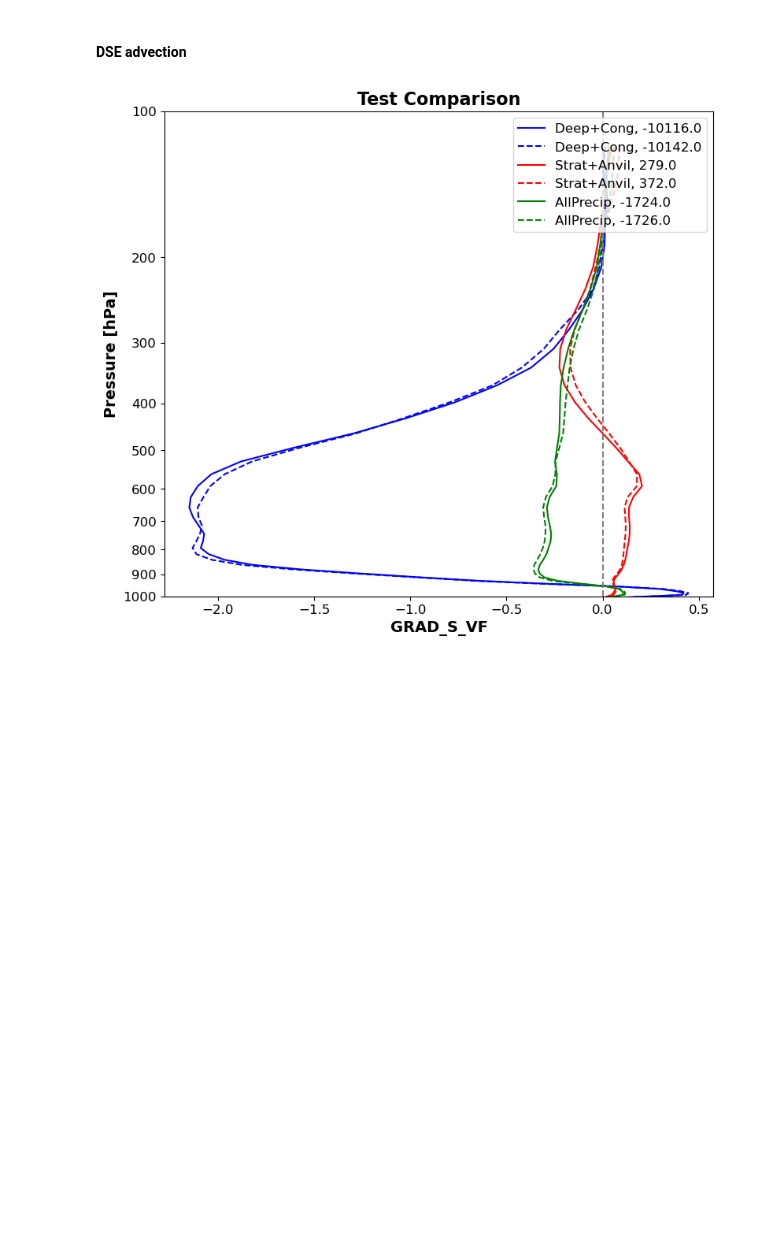
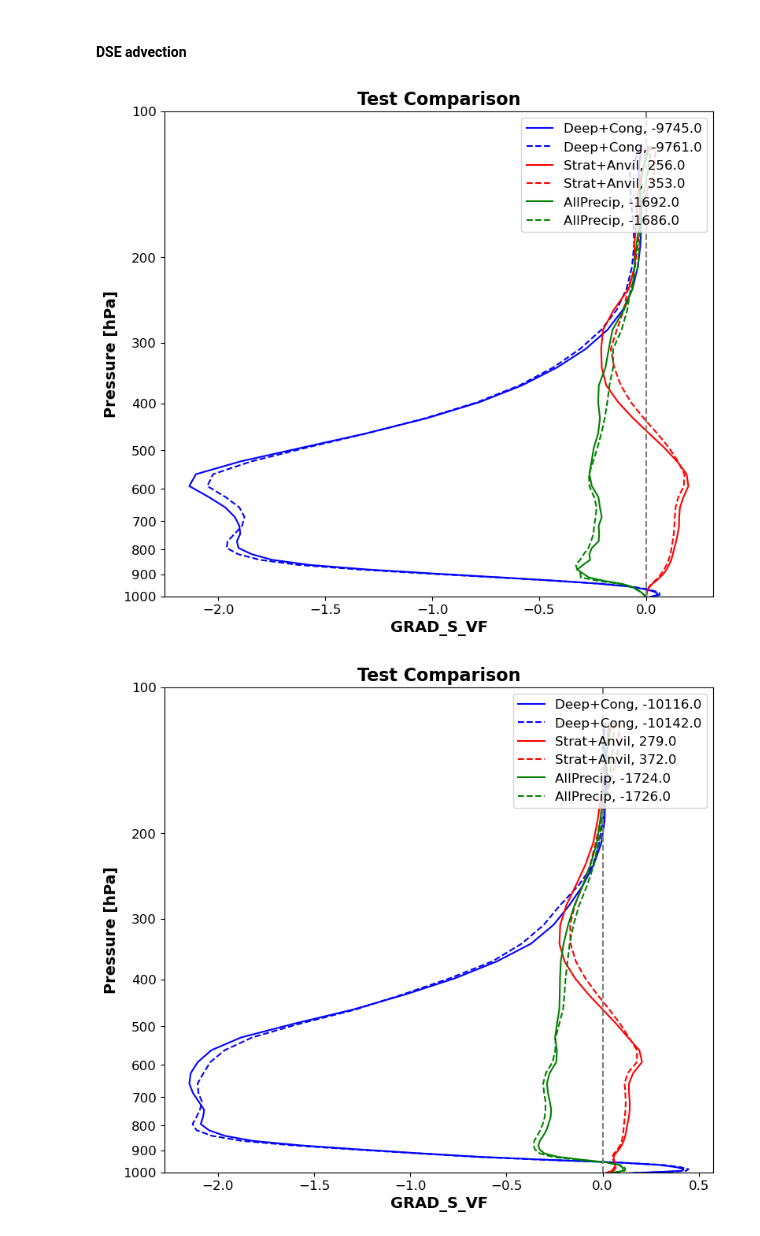
Before and after one commit to jhruppert/jhr-wrf-python, a Jupyter notebook: mse_profiles.ipynb, the cells around one changed output. Saved outputs shown, nothing was run; the diff lists cells and outputs as text; code cells hidden in the pictures; blank space fills up the shorter version.

```diff
--- a/mse_profiles.ipynb
+++ b/mse_profiles.ipynb
@@ -498,5 +498,21 @@ def var_profiles_compare_tests(var1, var2, c_type1, c_type2, pres, xlabel, zerol
         var_profile1[t,:] = np.ma.mean(var1[:,ind1[0],ind1[1]], axis=1)
         var_profile2[t,:] = np.ma.mean(var2[:,ind2[0],ind2[1]], axis=1)
     plot_prof_compare_tests(var_profile1, var_profile2, precip_list, xlabel, pres, zeroline)
+# %%
+# Function to get class-averaged profiles comparing two tests
+precip_list = ['Deep+Cong', 'Strat+Anvil', 'AllPrecip']
+def var_profiles(var, c_type):
+    # New classification scheme
+    n_class = len(precip_list)
+    var_profile = np.ma.empty((n_class,nz))
+    for t in range(n_class):
+        if (t == 0):
+            ind = ((c_type == 1) | (c_type == 2)).nonzero() # Deep + Congestus
+        elif (t == 1):
+            ind = (c_type >= 4).nonzero() # Stratiform + Anvil
+        elif (t == 2):
+            ind = (c_type > 0).nonzero() # All precip
+        var_profile[t,:] = np.ma.mean(var[:,ind[0],ind[1]], axis=1)
+    return var_profile
 # %% [markdown]
 #### Advection and flux functions
@@ -572,5 +595,23 @@ var_profiles_compare_tests(var1, var2, c_type, c_type2, pres, xlabel, zeroline=T
 [figure]
 # %% [markdown]
 #### DSE advection
+# %%
+# Grad_s_adv: test comparison
+dse_avg = var_profiles(dse_z, c_type)
+rho_avg = var_profiles(rho, c_type)
+w_avg = var_profiles(w, c_type)
+dse2_avg = var_profiles(dse_z2, c_type2)
+rho2_avg = var_profiles(rho2, c_type2)
+w2_avg = var_profiles(w2, c_type2)
+
+precip_list = ['Deep+Cong', 'Strat+Anvil', 'AllPrecip']
+
+var1 = calc_vadv(w_avg, rho_avg, dse_avg, pres)
+var2 = calc_vadv(w2_avg, rho2_avg, dse2_avg, pres2)
+xlabel = 'GRAD_S_VF'
+plot_prof_compare_tests(var1, var2, precip_list, xlabel, pres, zeroline=True)
+# var_profiles_compare_tests(var1, var2, c_type, c_type2, pres, xlabel, zeroline=True)
+# %% [output]
+[figure, added]
 # %%
 # Grad_s_adv: test comparison
```
Also changed, not shown: parts of 6 cells of this notebook, 1 other file.
